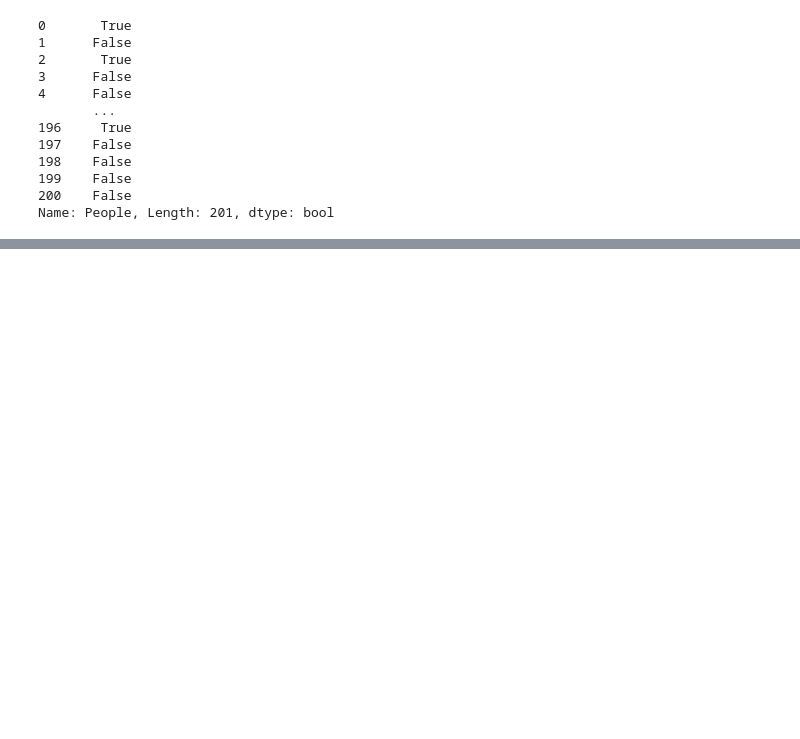
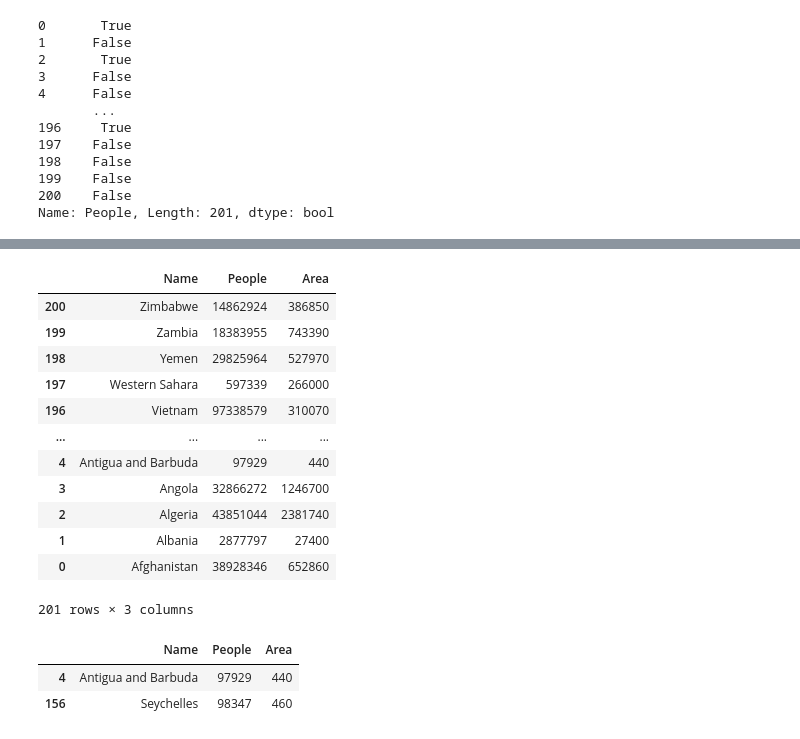
Before and after one commit to DenisPGH/Data-processing-exercises, a Jupyter notebook: Data/Countries.ipynb, the cells around one changed output, grey strips where cells are left out. Drawn from its saved outputs; the diff is of its cells as text; code cells hidden in the pictures; blank space fills up the shorter version.

```diff
--- a/Data/Countries.ipynb
+++ b/Data/Countries.ipynb
@@ -293,0 +329,16 @@ Name: People, Length: 201, dtype: bool
+# %%
+my.sort_values(by="Name",ascending=False)
+# %% [output]
+|  | Name | People | Area |
+| 200 | Zimbabwe | 14862924 | 386850 |
+| 199 | Zambia | 18383955 | 743390 |
+| 198 | Yemen | 29825964 | 527970 |
+| 197 | Western Sahara | 597339 | 266000 |
+| 196 | Vietnam | 97338579 | 310070 |
+| ... | ... | ... | ... |
+| 4 | Antigua and Barbuda | 97929 | 440 |
+| 3 | Angola | 32866272 | 1246700 |
+| 2 | Algeria | 43851044 | 2381740 |
+| 1 | Albania | 2877797 | 27400 |
+| 0 | Afghanistan | 38928346 | 652860 |
+201 rows × 3 columns
@@ -293,0 +349,6 @@ Name: People, Length: 201, dtype: bool
+# %%
+some.query("People<=100000")
+# %% [output]
+|  | Name | People | Area |
+| 4 | Antigua and Barbuda | 97929 | 440 |
+| 156 | Seychelles | 98347 | 460 |
```
Also changed, not shown: parts of 18 cells of this notebook, 2 other files.
